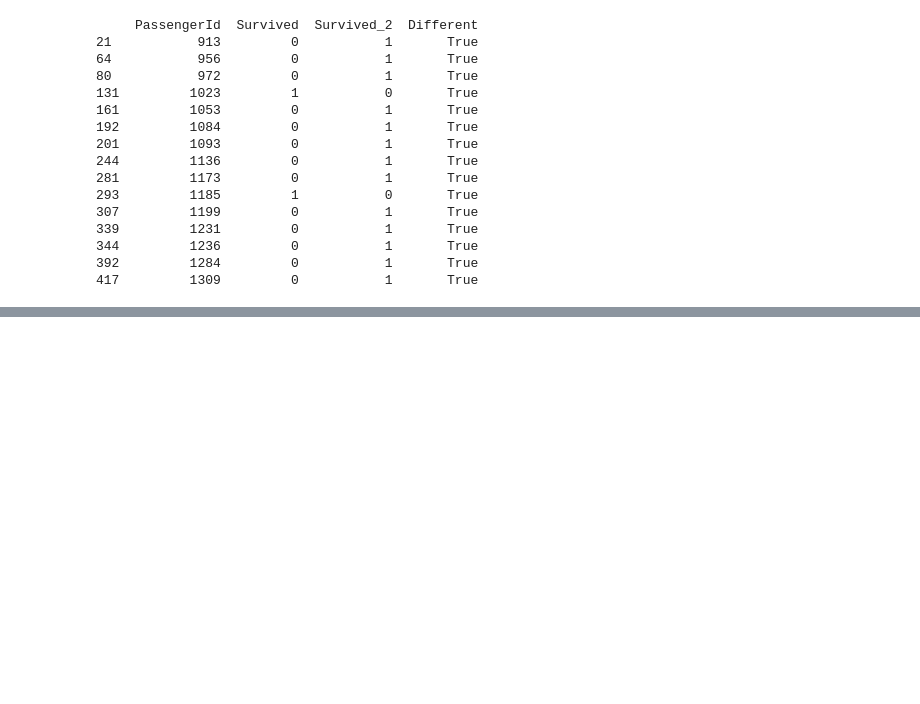
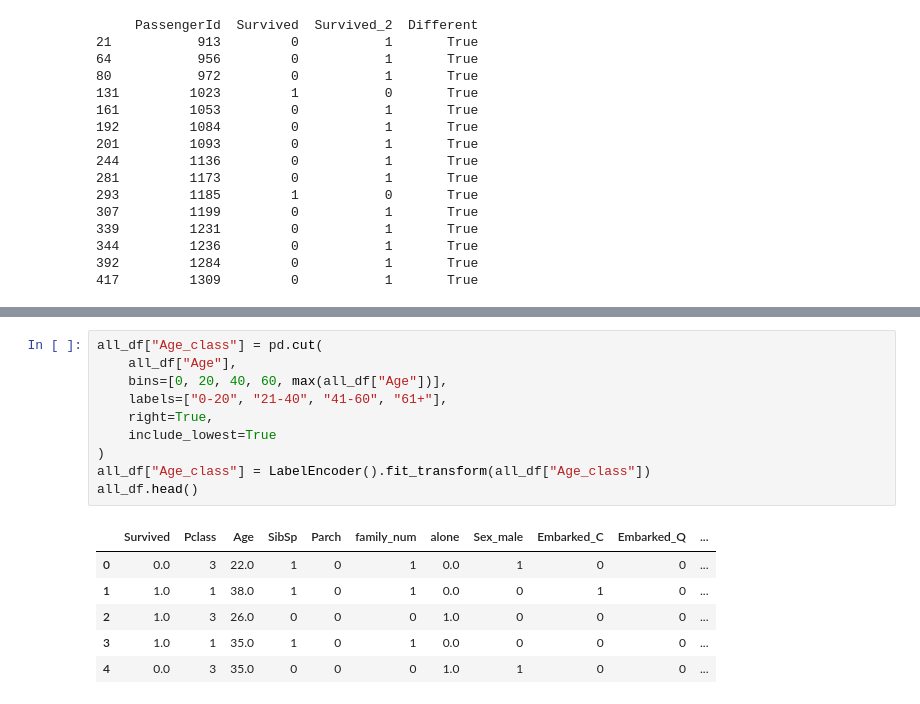
Before and after one commit to KoshiSaito/titanic-survived-prediction, a Jupyter notebook: visualize.ipynb, the cells around one changed output, grey strips where cells are left out. Drawn from its saved outputs; the diff is of its cells as text; blank space fills up the shorter version.

```diff
--- a/visualize.ipynb
+++ b/visualize.ipynb
@@ -1769,0 +1777,17 @@ print(compare_submissions(submission_3, submission_4))
+# %%
+all_df["Age_class"] = pd.cut(
+    all_df["Age"],
+    bins=[0, 20, 40, 60, max(all_df["Age"])],
+    labels=["0-20", "21-40", "41-60", "61+"],
+    right=True,
+    include_lowest=True
+)
+all_df["Age_class"] = LabelEncoder().fit_transform(all_df["Age_class"])
+all_df.head()
+# %% [output]
+|  | Survived | Pclass | Age | SibSp | Parch | family_num | alone | Sex_male | Embarked_C | Embarked_Q | ... |
+| 0 | 0.0 | 3 | 22.0 | 1 | 0 | 1 | 0.0 | 1 | 0 | 0 | ... |
+| 1 | 1.0 | 1 | 38.0 | 1 | 0 | 1 | 0.0 | 0 | 1 | 0 | ... |
+| 2 | 1.0 | 3 | 26.0 | 0 | 0 | 0 | 1.0 | 0 | 0 | 0 | ... |
+| 3 | 1.0 | 1 | 35.0 | 1 | 0 | 1 | 0.0 | 0 | 0 | 0 | ... |
+| 4 | 0.0 | 3 | 35.0 | 0 | 0 | 0 | 1.0 | 1 | 0 | 0 | ... |
```
Also changed, not shown: parts of 5 cells of this notebook.
